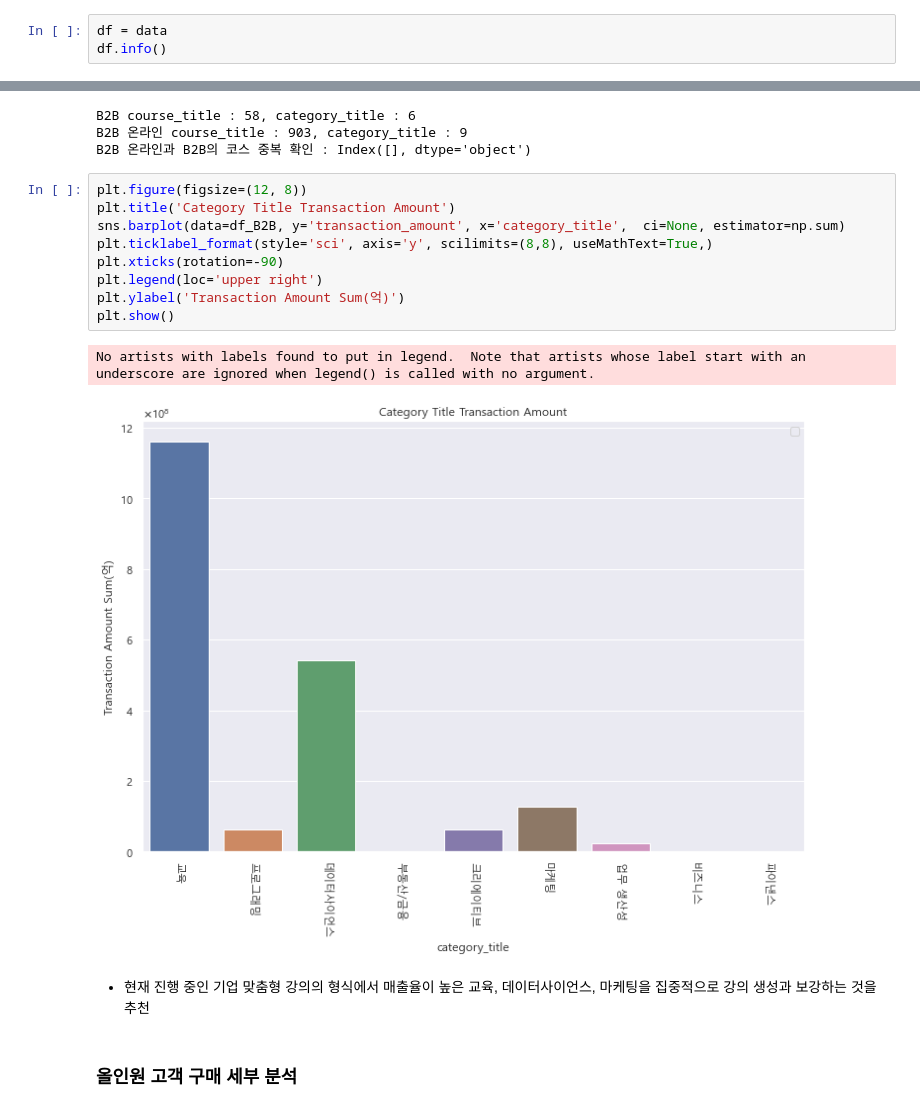
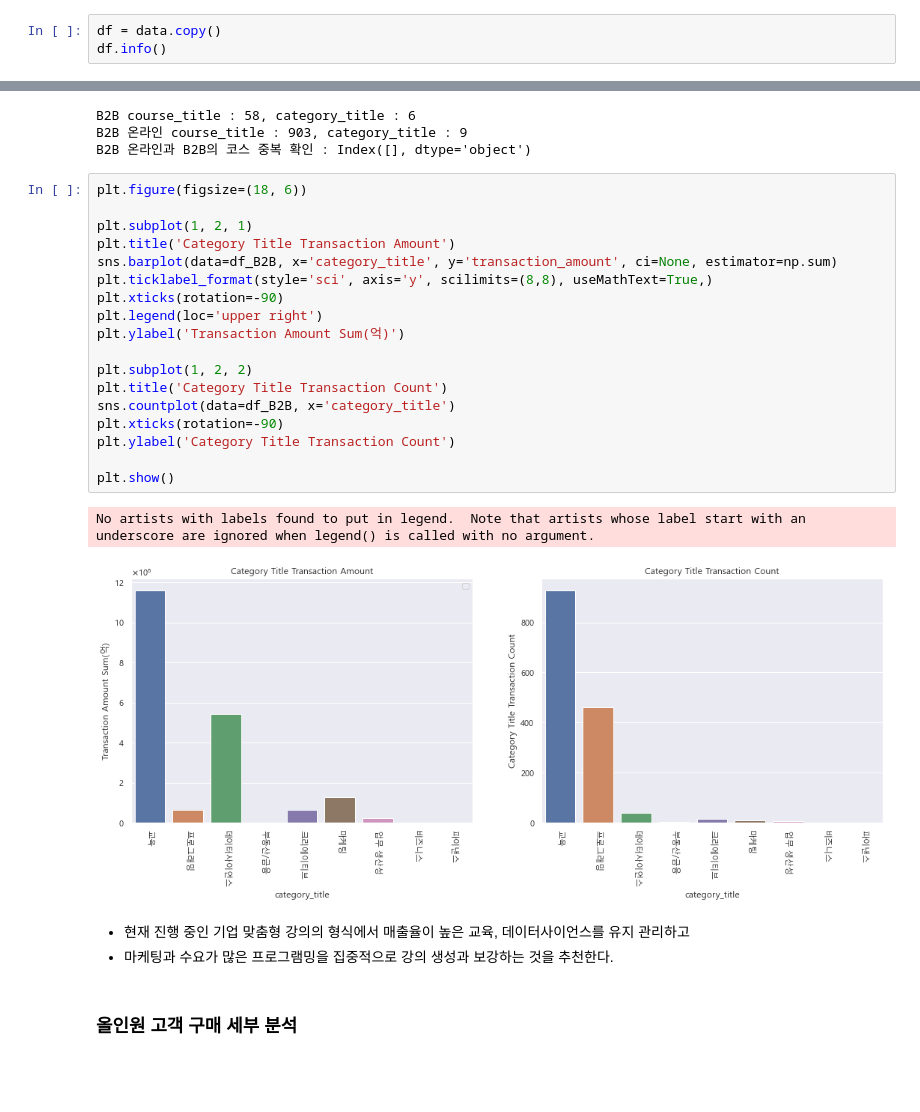
Before and after one commit to yd-online3/fc_miniproject, a Jupyter notebook: fc_mini_hojun_제출용.ipynb, the cells around one changed output, grey strips where cells are left out. Saved outputs shown, nothing was run; the diff lists cells and outputs as text; blank space fills up the shorter version.

```diff
--- a/fc_mini_hojun_제출용.ipynb
+++ b/fc_mini_hojun_제출용.ipynb
@@ -32,7 +32,7 @@ data = pd.read_excel(url)
 # %% [markdown]
 ### 분석 자료의 기본 정보 확인
 # %%
-df = data
+df = data.copy()
 df.info()
 # %% [output]
 <class 'pandas.core.frame.DataFrame'>
@@ -524,19 +548,29 @@ B2B course_title : 58, category_title : 6
 B2B 온라인 course_title : 903, category_title : 9
 B2B 온라인과 B2B의 코스 중복 확인 : Index([], dtype='object')
 # %%
-plt.figure(figsize=(12, 8))
+plt.figure(figsize=(18, 6))
+
+plt.subplot(1, 2, 1)
 plt.title('Category Title Transaction Amount')
-sns.barplot(data=df_B2B, y='transaction_amount', x='category_title',  ci=None, estimator=np.sum)
+sns.barplot(data=df_B2B, x='category_title', y='transaction_amount', ci=None, estimator=np.sum)
 plt.ticklabel_format(style='sci', axis='y', scilimits=(8,8), useMathText=True,)
 plt.xticks(rotation=-90)
 plt.legend(loc='upper right')
 plt.ylabel('Transaction Amount Sum(억)')
+
+plt.subplot(1, 2, 2)
+plt.title('Category Title Transaction Count')
+sns.countplot(data=df_B2B, x='category_title')
+plt.xticks(rotation=-90)
+plt.ylabel('Category Title Transaction Count')
+
 plt.show()
 # %% [output]
 No artists with labels found to put in legend.  Note that artists whose label start with an underscore are ignored when legend() is called with no argument.
-[figure, old version]
+[figure, new version]
 # %% [markdown]
-- 현재 진행 중인 기업 맞춤형 강의의 형식에서 매출율이 높은 교육, 데이터사이언스, 마케팅을 집중적으로 강의 생성과 보강하는 것을 추천
+- 현재 진행 중인 기업 맞춤형 강의의 형식에서 매출율이 높은 교육, 데이터사이언스를 유지 관리하고
+- 마케팅과 수요가 많은 프로그램밍을 집중적으로 강의 생성과 보강하는 것을 추천한다.
 # %% [markdown]
 ### 올인원 고객 구매 세부 분석
 # %%
```
Also changed, not shown: parts of 14 cells of this notebook.
